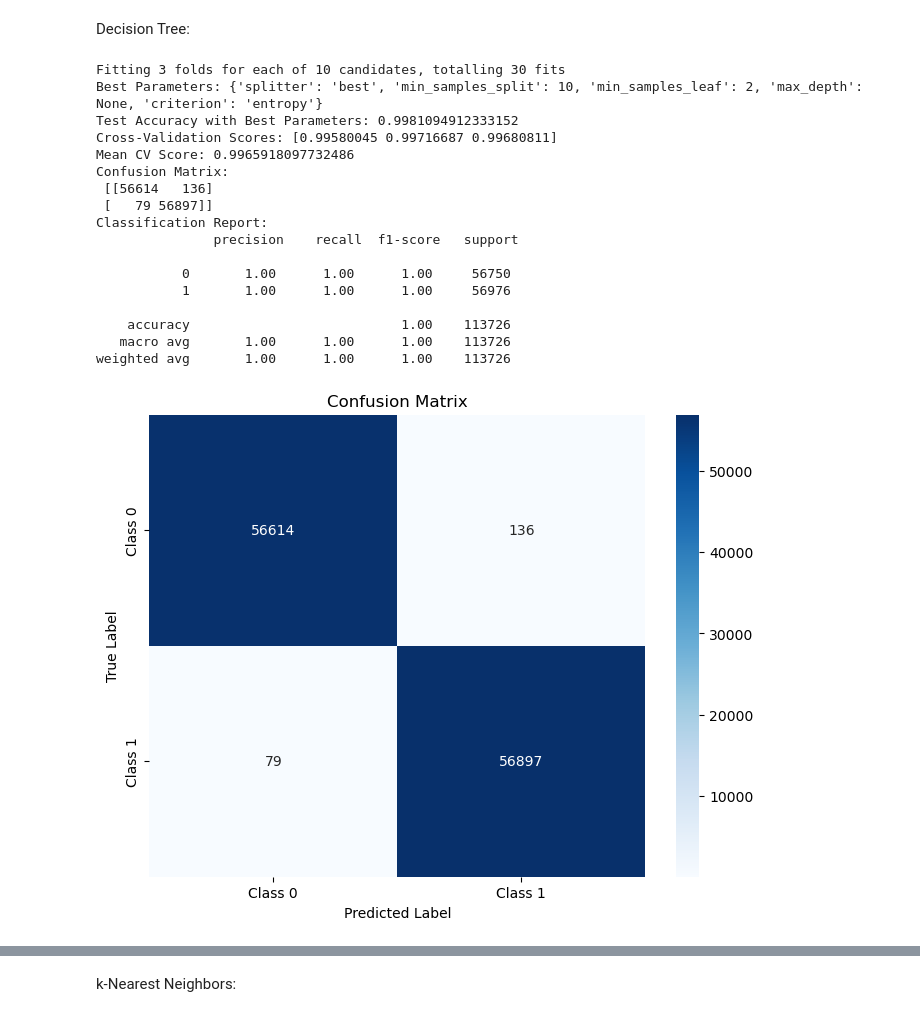
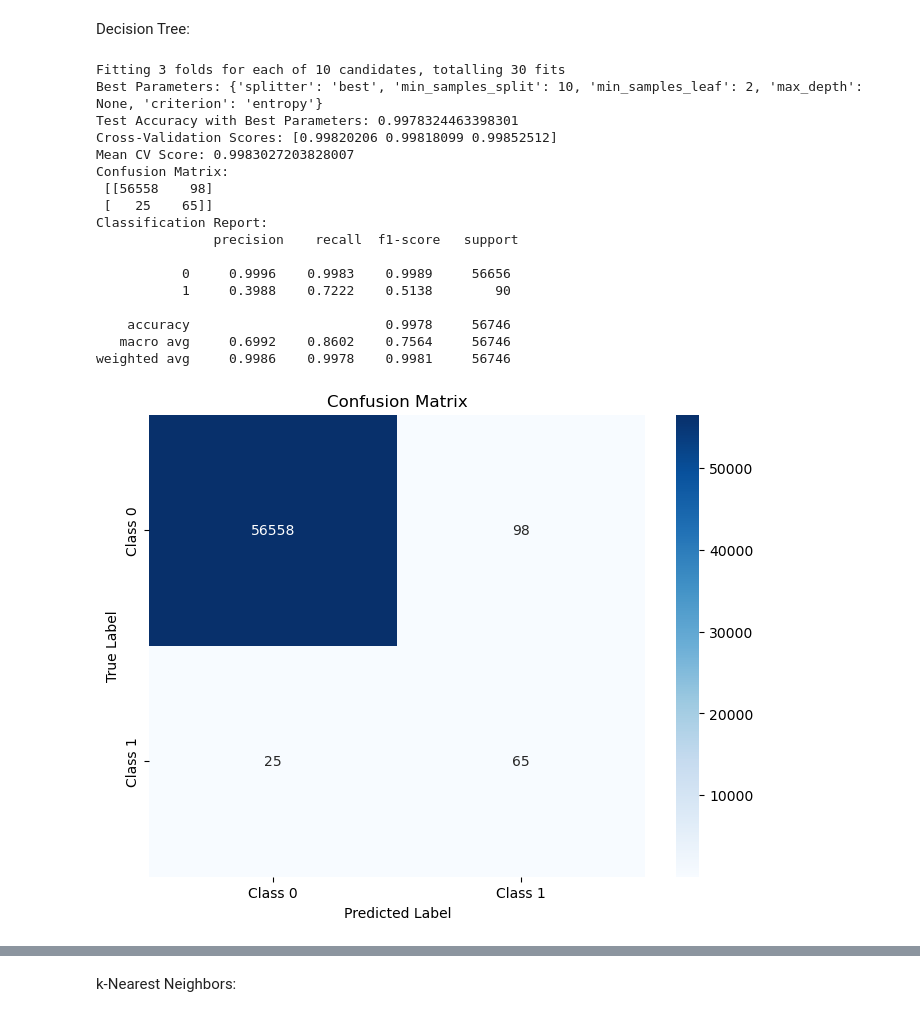
Before and after one commit to ewf40054/Binary-Classification-Project, a Jupyter notebook: Notebook.ipynb, the cells around one changed output, grey strips where cells are left out. Cells and saved outputs as stored; diff of their text form; code cells hidden in the pictures.

```diff
--- a/Notebook.ipynb
+++ b/Notebook.ipynb
@@ -42,0 +45,3 @@ No duplicate values in the dataset
+# %%
+df = df.drop_duplicates()
+df
@@ -76,9 +117,10 @@ corr_matrix = df.corr()
 
 # Identify highly correlated features
 highly_correlated = set()
+threshold = 0.7
 for i in range(len(corr_matrix.columns)):
     for j in range(i):
-        if abs(corr_matrix.iloc[i, j]) > 0.8:
+        if abs(corr_matrix.iloc[i, j]) > threshold:
             colname = corr_matrix.columns[i]
             highly_correlated.add(colname)
 
@@ -87,6 +129,5 @@ print(highly_correlated)
 highly_correlated.discard('Class')
 print(highly_correlated)
 df_reduced = df.drop(columns=highly_correlated)
-df_reduced = df_reduced.drop(columns='id')
 df_reduced
 # %% [output]
@@ -122,0 +164,21 @@ There are an equal number of Class types of 0 and 1, so there is no need for ove
+# %%
+from sklearn.model_selection import train_test_split
+from imblearn.combine import SMOTEENN
+import pandas as pd
+
+# Split data into features (X) and target (y)
+X = df_reduced.drop('Class', axis=1)
+y = df_reduced['Class']
+
+# Split data into training and testing sets
+X_train, X_test, y_train, y_test = train_test_split(X, y, test_size=0.2, random_state=42)
+
+print("Class distribution of training data before resampling:")
+print(y_train.value_counts())
+
+# Apply SMOTEENN to training data
+smote_enn = SMOTEENN(random_state=42)
+X_train_resampled, y_train_resampled = smote_enn.fit_resample(X_train, y_train)
+
+print("Class distribution of training data after resampling:")
+print(pd.Series(y_train_resampled.value_counts()))
@@ -124,20 +197,13 @@ There are an equal number of Class types of 0 and 1, so there is no need for ove
 Decision Tree:
 # %%
 from sklearn.tree import DecisionTreeClassifier
-from sklearn.model_selection import train_test_split, RandomizedSearchCV, cross_val_score
+from sklearn.model_selection import RandomizedSearchCV, cross_val_score
 from sklearn.metrics import confusion_matrix, classification_report
 from sklearn import tree
 import matplotlib.pyplot as plt
 import seaborn as sns
 import pandas as pd
 import numpy as np
-
-# Split data into features (X) and target (y)
-X = df_reduced.drop('Class', axis=1)
-y = df_reduced['Class']
-
-# Split data into training and testing sets
-X_train, X_test, y_train, y_test = train_test_split(X, y, test_size=0.2, random_state=42)
 
 # Define the Decision Tree model
 d_tree = DecisionTreeClassifier(random_state=42)
@@ -164,7 +230,7 @@ randomized_search = RandomizedSearchCV(
 )
 
 # Fit the randomized search to the training data
-randomized_search.fit(X_train, y_train)
+randomized_search.fit(X_train_resampled, y_train_resampled)
 
 # Get the best parameters and best estimator
 best_params = randomized_search.best_params_
@@ -178,7 +244,7 @@ accuracy = best_d_tree.score(X_test, y_test)
 print("Test Accuracy with Best Parameters:", accuracy)
 
 # Cross-validation score with the best model
-cv_scores = cross_val_score(best_d_tree, X, y, cv=3)  # Use 3-fold for faster computation
+cv_scores = cross_val_score(best_d_tree, X_train_resampled, y_train_resampled, cv=3)  # Use 3-fold for faster computation
 print("Cross-Validation Scores:", cv_scores)
 print("Mean CV Score:", np.mean(cv_scores))
 
@@ -187,7 +253,7 @@ conf_matrix = confusion_matrix(y_test, y_pred)
 print("Confusion Matrix:\n", conf_matrix)
 
 # Classification Report
-print("Classification Report:\n", classification_report(y_test, y_pred))
+print("Classification Report:\n", classification_report(y_test, y_pred, digits=4))
 
 # Plot Confusion Matrix
 plt.figure(figsize=(8, 6))
@@ -201,7 +267,7 @@ plt.show()
 
 # Visualize the final decision tree
 plt.figure(figsize=(20, 10))  # Set figure size for readability
-tree.plot_tree(best_d_tree, filled=True, feature_names=X.columns, class_names=True, rounded=True)
+tree.plot_tree(best_d_tree, filled=True, feature_names=X_train_resampled.columns, class_names=True, rounded=True)
 plt.title("Final Decision Tree")
 plt.show()
 
@@ -248,41 +314,41 @@ results = pd.DataFrame(randomized_search.cv_results_)
 
 # Filter results for gini and entropy
 gini_results = results[results['param_criterion'] == 'gini']
 entropy_results = results[results['param_criterion'] == 'entropy']
 
 # Extract mean_test_score for each split
 gini_accuracies = gini_results['mean_test_score'].values
 entropy_accuracies = entropy_results['mean_test_score'].values
 
 # Create a line plot
 plt.figure(figsize=(10, 6))
 plt.plot(range(1, len(gini_accuracies) + 1), gini_accuracies, marker='o', label='Gini', linestyle='-')
 plt.plot(range(1, len(entropy_accuracies) + 1), entropy_accuracies, marker='o', label='Entropy', linestyle='--')
 
 # Add labels, title, and legend
 plt.title("Accuracy Comparison Across Splits: Gini vs Entropy")
 plt.xlabel("Split Number")
 plt.ylabel("Mean Accuracy")
 plt.ylim(0, 1.5)
 plt.legend()
 plt.grid(alpha=0.7, linestyle='--')
 plt.show()
 # %% [output]
 Fitting 3 folds for each of 10 candidates, totalling 30 fits
 Best Parameters: {'splitter': 'best', 'min_samples_split': 10, 'min_samples_leaf': 2, 'max_depth': None, 'criterion': 'entropy'}
-Test Accuracy with Best Parameters: 0.9981094912333152
-Cross-Validation Scores: [0.99580045 0.99716687 0.99680811]
-Mean CV Score: 0.9965918097732486
+Test Accuracy with Best Parameters: 0.9978324463398301
+Cross-Validation Scores: [0.99820206 0.99818099 0.99852512]
+Mean CV Score: 0.9983027203828007
 Confusion Matrix:
- [[56614   136]
- [   79 56897]]
+ [[56558    98]
+ [   25    65]]
 Classification Report:
                precision    recall  f1-score   support
 
-           0       1.00      1.00      1.00     56750
-           1       1.00      1.00      1.00     56976
+           0     0.9996    0.9983    0.9989     56656
+           1     0.3988    0.7222    0.5138        90
 
-    accuracy                           1.00    113726
-   macro avg       1.00      1.00      1.00    113726
-weighted avg       1.00      1.00      1.00    113726
+    accuracy                         0.9978     56746
+   macro avg     0.6992    0.8602    0.7564     56746
+weighted avg     0.9986    0.9978    0.9981     56746
-[figure, old version]
+[figure, new version]
```
Also changed, not shown: parts of 23 cells of this notebook, 1 other file.
